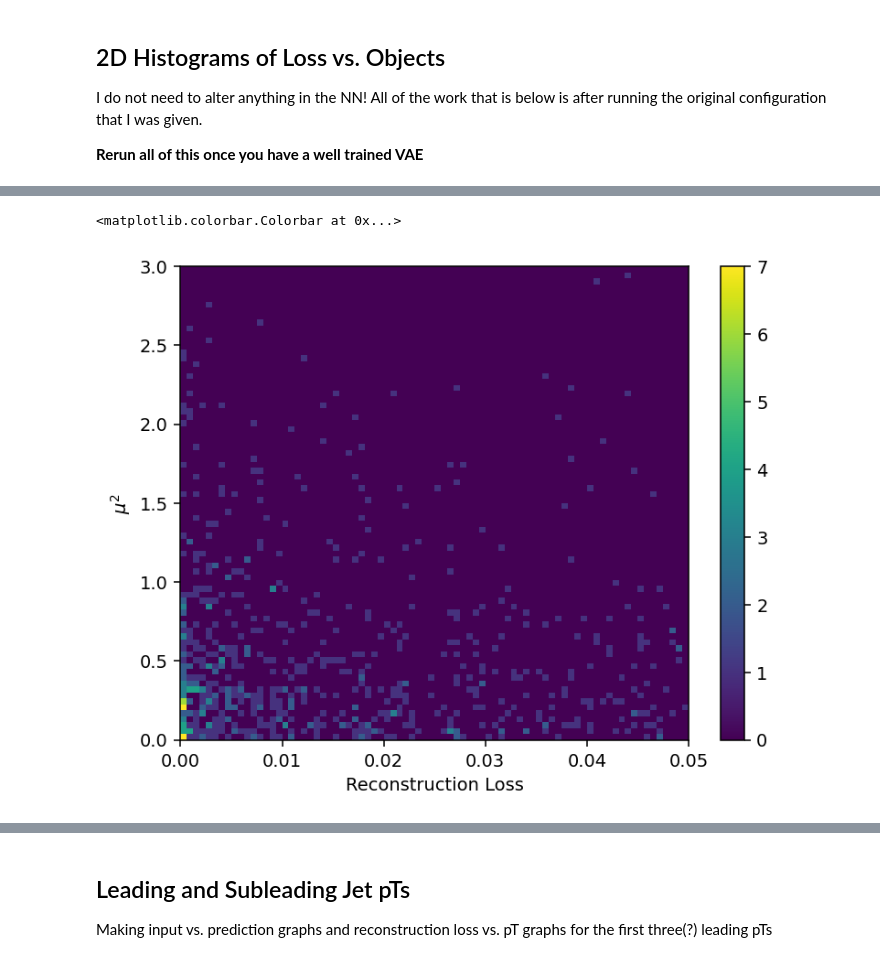
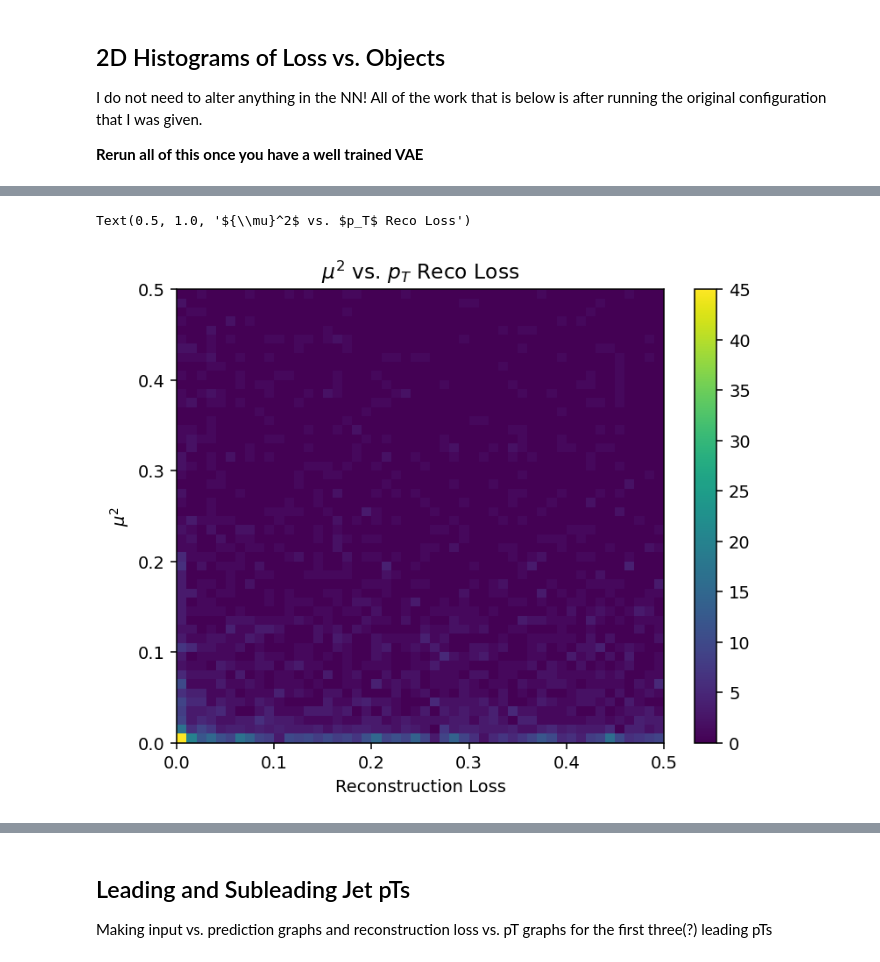
Before and after one commit to AdaCollins01/completed_axol1tl_practice, a Jupyter notebook: 3_training_a_VAE.ipynb, the cells around one changed output, grey strips where cells are left out. Saved outputs shown, nothing was run; the diff lists cells and outputs as text; code cells hidden in the pictures.

```diff
--- a/3_training_a_VAE.ipynb
+++ b/3_training_a_VAE.ipynb
@@ -215,6 +217,7 @@ _________________________________________________________________
 # %%
 callback = tf.keras.callbacks.EarlyStopping(monitor='val_loss', min_delta=0.0, patience=5, verbose = 1,restore_best_weights=True)
 vae = VAE(encoder, decoder)
+# vae.load_weights('vae_weights.h5') --> To use saved weights
 vae.compile(optimizer=keras.optimizers.Adam(learning_rate = 0.0001,clipnorm=10.0))
-history = vae.fit(data_train, validation_data = (data_valid, data_valid), epochs=10, batch_size=16, callbacks = [callback],shuffle=False)
+history = vae.fit(data_train, validation_data = (data_valid, data_valid), epochs=25, batch_size=16, callbacks = [callback],shuffle=False)
 # %% [output]
@@ -1166,11 +1155,14 @@ plt.colorbar()
 # %%
 # Now we look at mu^2 vs. loss
 
 mu_2 = (z_mean[:,0])**2 # Mean of the latent distribution --> kl_loss uses this!
-plt.hist2d(mu_2, reco_loss_pt, bins=80, range=([0,0.05],[0,3]))
+plt.hist2d(mu_2, reco_loss_pt, bins=50, range=([0,0.5],[0,0.5]))
 plt.ylabel(r"${\mu}^2$")
 plt.xlabel("Reconstruction Loss")
 plt.colorbar()
+plt.title(r"${\mu}^2$ vs. $p_T$ Reco Loss")
+
+#Not really a very strong correlation here
 # %% [output]
-<matplotlib.colorbar.Colorbar at 0x...>
+Text(0.5, 1.0, '${\\mu}^2$ vs. $p_T$ Reco Loss')
-[figure, old version]
+[figure, new version]
```
Also changed, not shown: parts of 18 cells of this notebook.
